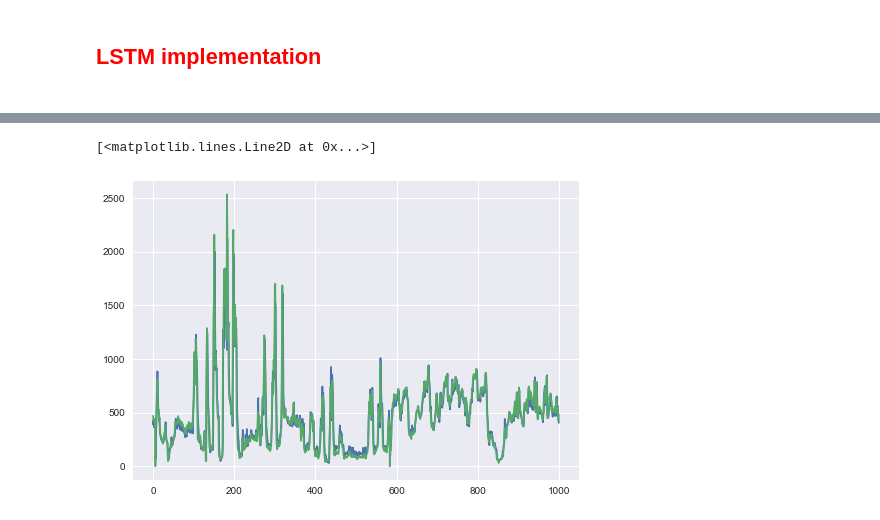
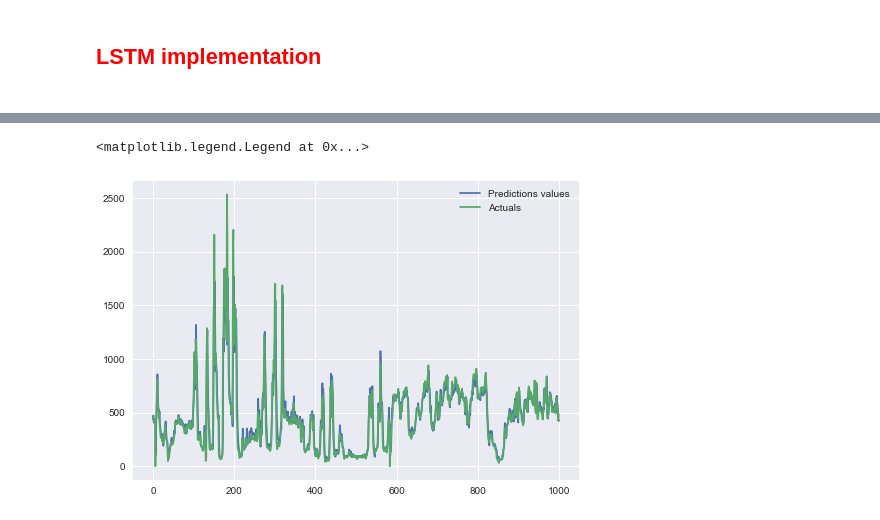
Before and after one commit to ValdoMpinga/rnhealth-scripts, a Jupyter notebook: machineLearning/LSTM/LSTM/LSTM.ipynb, the cells around one changed output, grey strips where cells are left out. Drawn from its saved outputs; the diff is of its cells as text; code cells hidden in the pictures.

```diff
--- a/machineLearning/LSTM/LSTM/LSTM.ipynb
+++ b/machineLearning/LSTM/LSTM/LSTM.ipynb
@@ -249,9 +315,10 @@ val_results
 # %%
 plt.plot(val_results['Val Predictions'][:1000])
 plt.plot(val_results['Actuals'][:1000])
+plt.legend(['Predictions values','Actuals'])
 # %% [output]
-[<matplotlib.lines.Line2D at 0x...>]
+<matplotlib.legend.Legend at 0x...>
-[figure, old version]
+[figure, new version]
 # %%
 test_predictions = model.predict(X_test).flatten()
 test_results = pd.DataFrame(data={'Test Predictions':test_predictions, 'Actuals':y_test})
```
Also changed, not shown: parts of 17 cells of this notebook, 4 other files.
